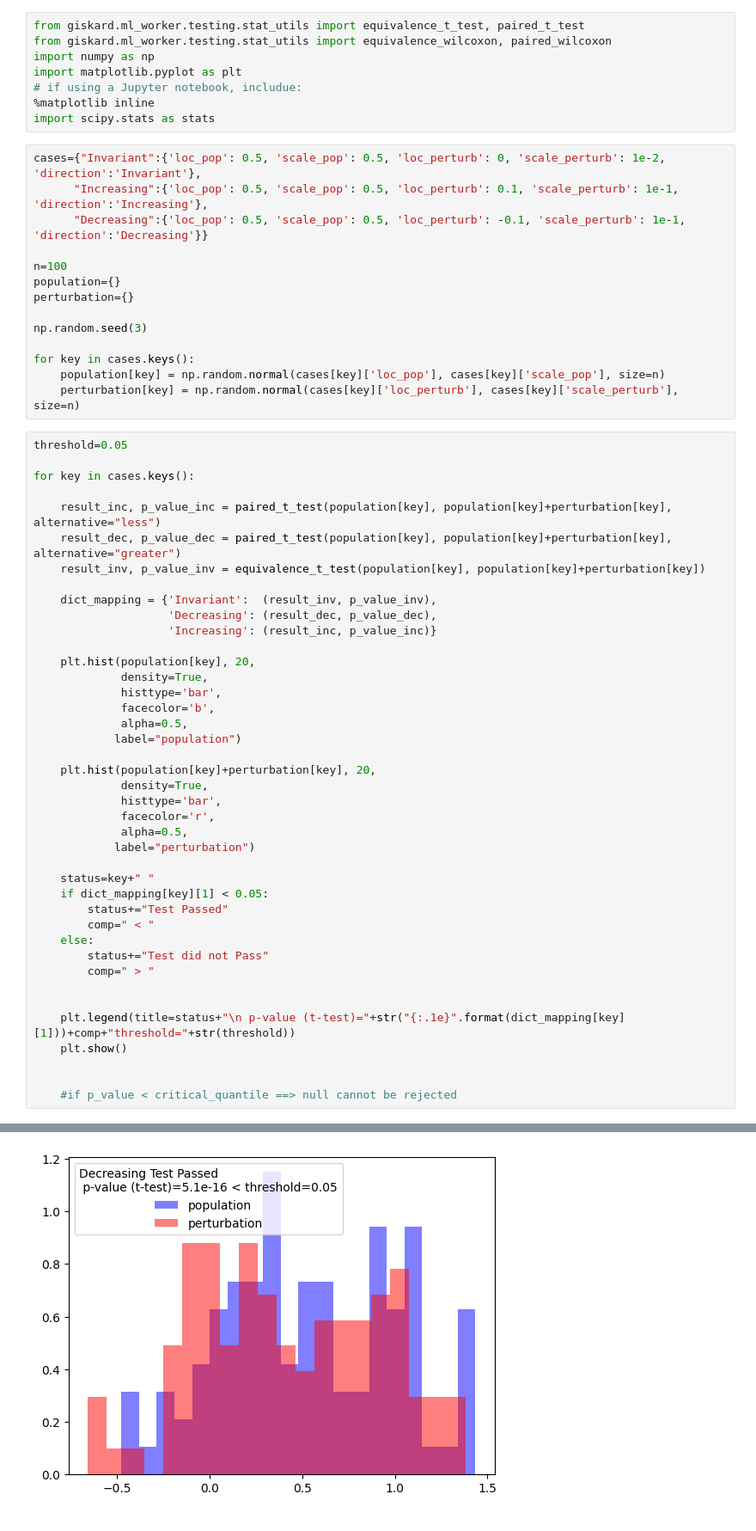
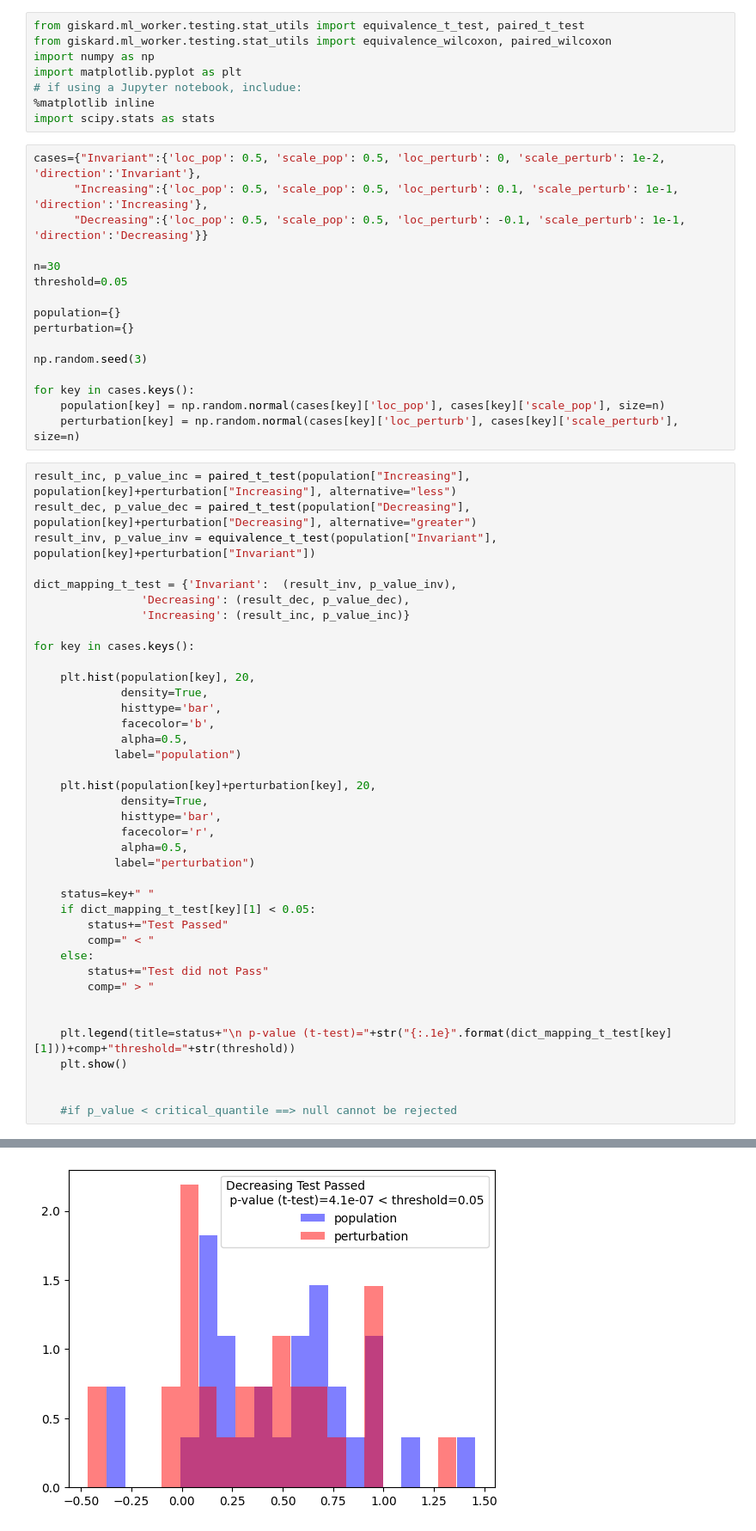
Before and after one commit to Giskard-AI/giskard-client, a Jupyter notebook: notebooks/metamorphic_stat_tests.ipynb, the cells around one changed output, grey strips where cells are left out. Shown at 86% size. Cells and saved outputs as stored; diff of their text form.

```diff
--- a/notebooks/metamorphic_stat_tests.ipynb
+++ b/notebooks/metamorphic_stat_tests.ipynb
@@ -11,7 +11,9 @@ cases={"Invariant":{'loc_pop': 0.5, 'scale_pop': 0.5, 'loc_perturb': 0, 'scale_p
       "Increasing":{'loc_pop': 0.5, 'scale_pop': 0.5, 'loc_perturb': 0.1, 'scale_perturb': 1e-1, 'direction':'Increasing'},
       "Decreasing":{'loc_pop': 0.5, 'scale_pop': 0.5, 'loc_perturb': -0.1, 'scale_perturb': 1e-1, 'direction':'Decreasing'}}
 
-n=100
+n=30
+threshold=0.05
+
 population={}
 perturbation={}
 
@@ -21,17 +23,15 @@ for key in cases.keys():
     population[key] = np.random.normal(cases[key]['loc_pop'], cases[key]['scale_pop'], size=n)
     perturbation[key] = np.random.normal(cases[key]['loc_perturb'], cases[key]['scale_perturb'], size=n)
 # %%
-threshold=0.05
+result_inc, p_value_inc = paired_t_test(population["Increasing"], population[key]+perturbation["Increasing"], alternative="less")
+result_dec, p_value_dec = paired_t_test(population["Decreasing"], population[key]+perturbation["Decreasing"], alternative="greater")
+result_inv, p_value_inv = equivalence_t_test(population["Invariant"], population[key]+perturbation["Invariant"])
+
+dict_mapping_t_test = {'Invariant':  (result_inv, p_value_inv),
+                'Decreasing': (result_dec, p_value_dec),
+                'Increasing': (result_inc, p_value_inc)}
 
 for key in cases.keys():
-
-    result_inc, p_value_inc = paired_t_test(population[key], population[key]+perturbation[key], alternative="less")
-    result_dec, p_value_dec = paired_t_test(population[key], population[key]+perturbation[key], alternative="greater")
-    result_inv, p_value_inv = equivalence_t_test(population[key], population[key]+perturbation[key])
-
-    dict_mapping = {'Invariant':  (result_inv, p_value_inv),
-                    'Decreasing': (result_dec, p_value_dec),
-                    'Increasing': (result_inc, p_value_inc)}
 
     plt.hist(population[key], 20,
              density=True,
@@ -48,7 +48,7 @@ for key in cases.keys():
             label="perturbation")
 
     status=key+" "
-    if dict_mapping[key][1] < 0.05:
+    if dict_mapping_t_test[key][1] < 0.05:
         status+="Test Passed"
         comp=" < "
     else:
@@ -56,7 +56,7 @@ for key in cases.keys():
         comp=" > "
 
 
-    plt.legend(title=status+"\n p-value (t-test)="+str("{:.1e}".format(dict_mapping[key][1]))+comp+"threshold="+str(threshold))
+    plt.legend(title=status+"\n p-value (t-test)="+str("{:.1e}".format(dict_mapping_t_test[key][1]))+comp+"threshold="+str(threshold))
     plt.show()
 
 
@@ -70,4 +68,4 @@ not enough evidence to reject null hypothesis
-[figure, old version]
+[figure, new version]
 # %%
 threshold=0.05
 
```
Also changed, not shown: parts of 4 cells of this notebook.
